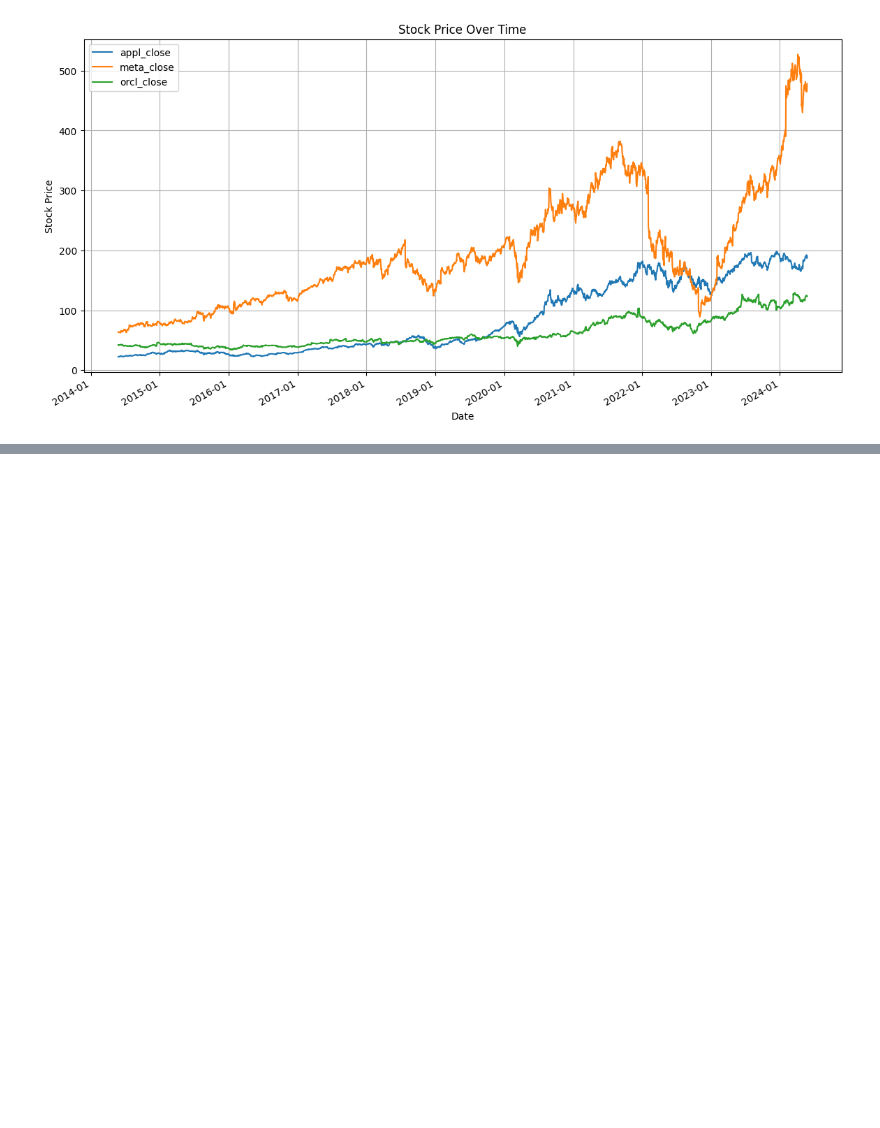
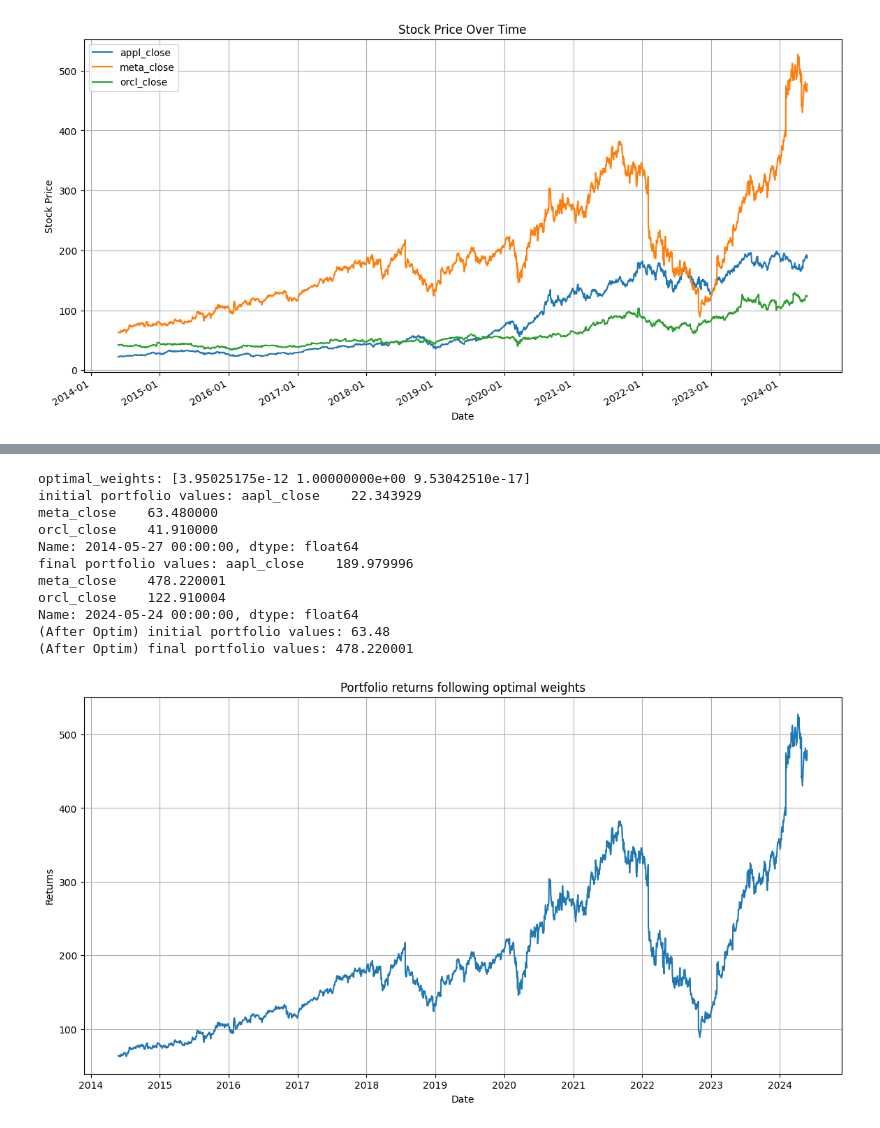
Before and after one commit to kyle1373/stock-portfolio-optimization, a Jupyter notebook: mean_var_optim.ipynb, the cells around one changed output, grey strips where cells are left out. Drawn from its saved outputs; the diff is of its cells as text; code cells hidden in the pictures; blank space fills up the shorter version.

```diff
--- a/mean_var_optim.ipynb
+++ b/mean_var_optim.ipynb
@@ -78,0 +154,42 @@ plt.show()
+# %%
+# print(f"num stocks: {num_stocks}")
+#
+# print(f"result type: {type(result)}")
+# print(f"result: {result}")
+print(f"optimal_weights: {optimal_weights}")
+print(f"initial portfolio values: {portfolio.iloc[0, :]}")
+print(f"final portfolio values: {portfolio.iloc[-1, :]}")
+
+#! setting too small values to zero
+for i in range(len(optimal_weights)):
+    if optimal_weights[i] < 1e-5:
+        optimal_weights[i] = 0
+
+
+portfolio_returns = np.dot(portfolio, optimal_weights)
+print(f"(After Optim) initial portfolio values: {portfolio_returns[0]}")
+print(f"(After Optim) final portfolio values: {portfolio_returns[-1]}")
+
+# Plot the portfolio returns
+
+fig2, ax2 = plt.subplots(figsize=(14, 7))
+
+ax2.plot(portfolio.index, portfolio_returns)
+ax2.set_title("Portfolio returns following optimal weights")
+ax2.set_xlabel('Date')
+ax2.set_ylabel('Returns')
+ax2.grid(True)
+plt.show()
+# %% [output]
+optimal_weights: [3.95025175e-12 1.00000000e+00 9.53042510e-17]
+initial portfolio values: aapl_close    22.343929
+meta_close    63.480000
+orcl_close    41.910000
+Name: 2014-05-27 00:00:00, dtype: float64
+final portfolio values: aapl_close    189.979996
+meta_close    478.220001
+orcl_close    122.910004
+Name: 2024-05-24 00:00:00, dtype: float64
+(After Optim) initial portfolio values: 63.48
+(After Optim) final portfolio values: 478.220001
+[figure, added]
```
Also changed, not shown: parts of 3 cells of this notebook.
